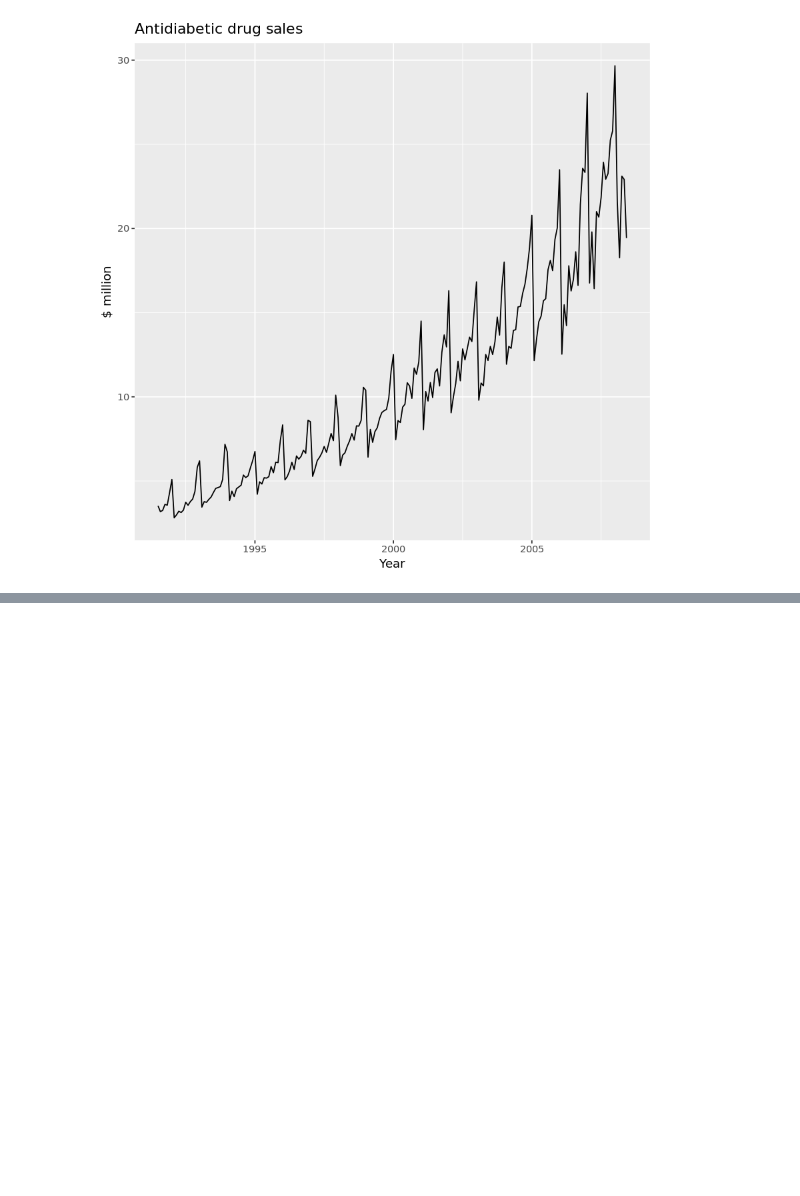
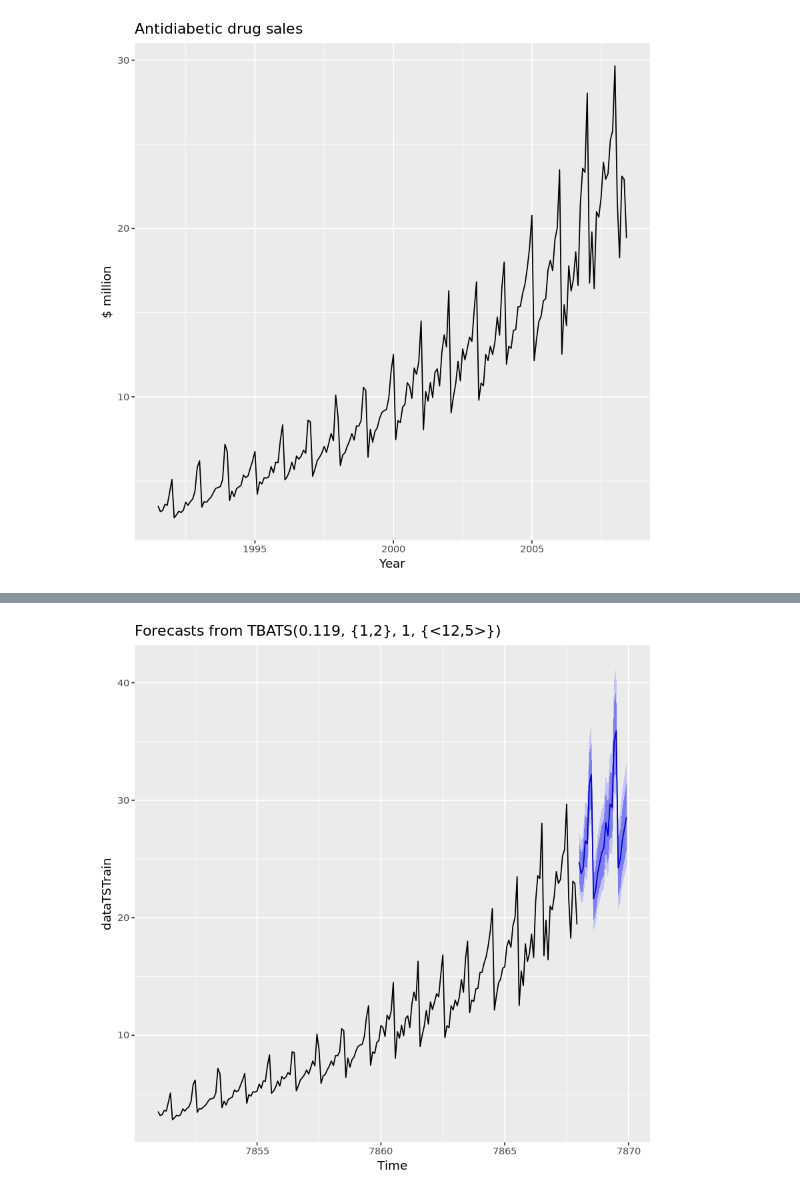
Before and after one commit to pmhargis-aws/aws-sagemaker-r, a Jupyter notebook: test-custom-r-env.ipynb, the cells around one changed output, grey strips where cells are left out. Cells and saved outputs as stored; diff of their text form; code cells hidden in the pictures; blank space fills up the shorter version.

```diff
--- a/test-custom-r-env.ipynb
+++ b/test-custom-r-env.ipynb
@@ -62,0 +77,14 @@ autoplot(a10) +
+# %%
+AutoTS(data = data.frame(
+  month = ymd(paste(time(a10) %/% 1, round((time(a10) %% 1) * 12 + 1), 1, sep= ' ')),
+  sales = c(a10)),
+  TargetName = "sales", DateName = "month",
+  FCPeriods = nMonthsForecast, HoldOutPeriods = 12,
+  TimeUnit = "month", SkipModels = c("DSHW", "NNET", "ARFIMA"),
+  PrintUpdates = FALSE, TSClean = FALSE, ModelFreq = FALSE,
+  NumCores = detectCores()) %>%
+  .$TimeSeriesModel %>%
+  forecast(nMonthsForecast) %>%
+  autoplot()
+# %% [output]
+[figure, added]
```
Also changed, not shown: parts of 2 cells of this notebook.
